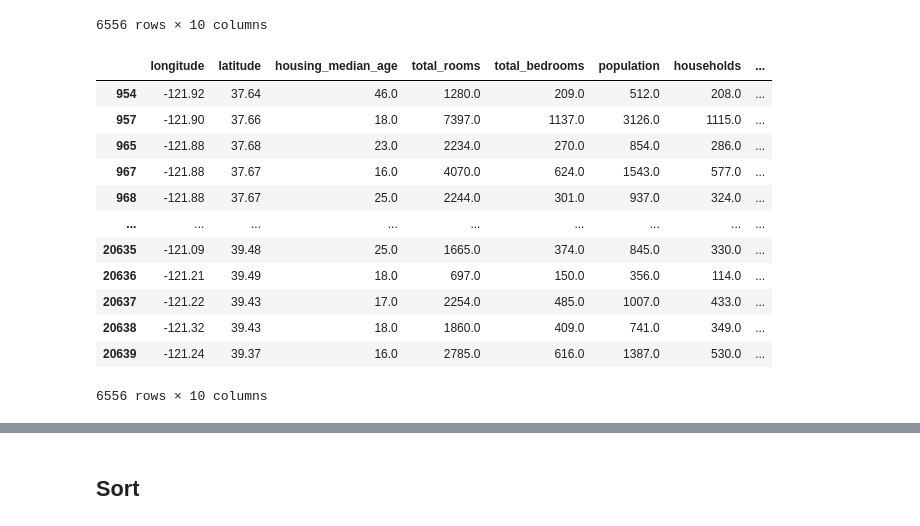
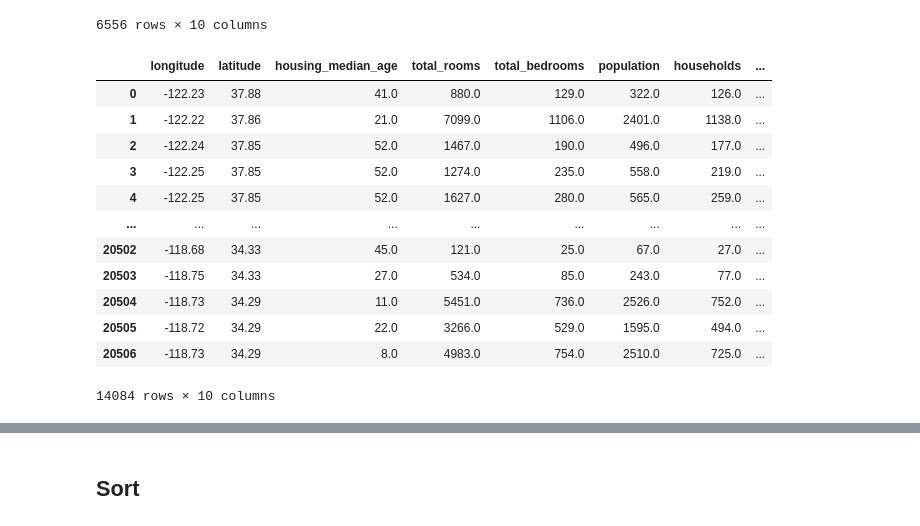
Before and after one commit to iamonmars/notebooks, a Jupyter notebook: basics/pandas/Pandas.ipynb, the cells around one changed output, grey strips where cells are left out. Cells and saved outputs as stored; diff of their text form; code cells hidden in the pictures.

```diff
--- a/basics/pandas/Pandas.ipynb
+++ b/basics/pandas/Pandas.ipynb
@@ -254,22 +259,22 @@ df.loc[df["ocean_proximity"].str.contains("LAND")]
 | 20639 | -121.24 | 39.37 | 16.0 | 2785.0 | 616.0 | 1387.0 | 530.0 | ... |
 6556 rows × 10 columns
 # %%
-# String not like ...
-df.loc[df["ocean_proximity"].str.contains("LAND")]
+# String not like ... (not ! => ~)
+df.loc[~df["ocean_proximity"].str.contains("LAND")]
 # %% [output]
 |  | longitude | latitude | housing_median_age | total_rooms | total_bedrooms | population | households | ... |
-| 954 | -121.92 | 37.64 | 46.0 | 1280.0 | 209.0 | 512.0 | 208.0 | ... |
-| 957 | -121.90 | 37.66 | 18.0 | 7397.0 | 1137.0 | 3126.0 | 1115.0 | ... |
-| 965 | -121.88 | 37.68 | 23.0 | 2234.0 | 270.0 | 854.0 | 286.0 | ... |
-| 967 | -121.88 | 37.67 | 16.0 | 4070.0 | 624.0 | 1543.0 | 577.0 | ... |
-| 968 | -121.88 | 37.67 | 25.0 | 2244.0 | 301.0 | 937.0 | 324.0 | ... |
+| 0 | -122.23 | 37.88 | 41.0 | 880.0 | 129.0 | 322.0 | 126.0 | ... |
+| 1 | -122.22 | 37.86 | 21.0 | 7099.0 | 1106.0 | 2401.0 | 1138.0 | ... |
+| 2 | -122.24 | 37.85 | 52.0 | 1467.0 | 190.0 | 496.0 | 177.0 | ... |
+| 3 | -122.25 | 37.85 | 52.0 | 1274.0 | 235.0 | 558.0 | 219.0 | ... |
+| 4 | -122.25 | 37.85 | 52.0 | 1627.0 | 280.0 | 565.0 | 259.0 | ... |
 | ... | ... | ... | ... | ... | ... | ... | ... | ... |
-| 20635 | -121.09 | 39.48 | 25.0 | 1665.0 | 374.0 | 845.0 | 330.0 | ... |
-| 20636 | -121.21 | 39.49 | 18.0 | 697.0 | 150.0 | 356.0 | 114.0 | ... |
-| 20637 | -121.22 | 39.43 | 17.0 | 2254.0 | 485.0 | 1007.0 | 433.0 | ... |
-| 20638 | -121.32 | 39.43 | 18.0 | 1860.0 | 409.0 | 741.0 | 349.0 | ... |
-| 20639 | -121.24 | 39.37 | 16.0 | 2785.0 | 616.0 | 1387.0 | 530.0 | ... |
+| 20502 | -118.68 | 34.33 | 45.0 | 121.0 | 25.0 | 67.0 | 27.0 | ... |
+| 20503 | -118.75 | 34.33 | 27.0 | 534.0 | 85.0 | 243.0 | 77.0 | ... |
+| 20504 | -118.73 | 34.29 | 11.0 | 5451.0 | 736.0 | 2526.0 | 752.0 | ... |
+| 20505 | -118.72 | 34.29 | 22.0 | 3266.0 | 529.0 | 1595.0 | 494.0 | ... |
+| 20506 | -118.73 | 34.29 | 8.0 | 4983.0 | 754.0 | 2510.0 | 725.0 | ... |
-6556 rows × 10 columns
+14084 rows × 10 columns
 # %%
 import re
 # Use regular expressions, ignoring capital cases (flags) if you want
```
Also changed, not shown: parts of 11 cells of this notebook, 1 other file.
